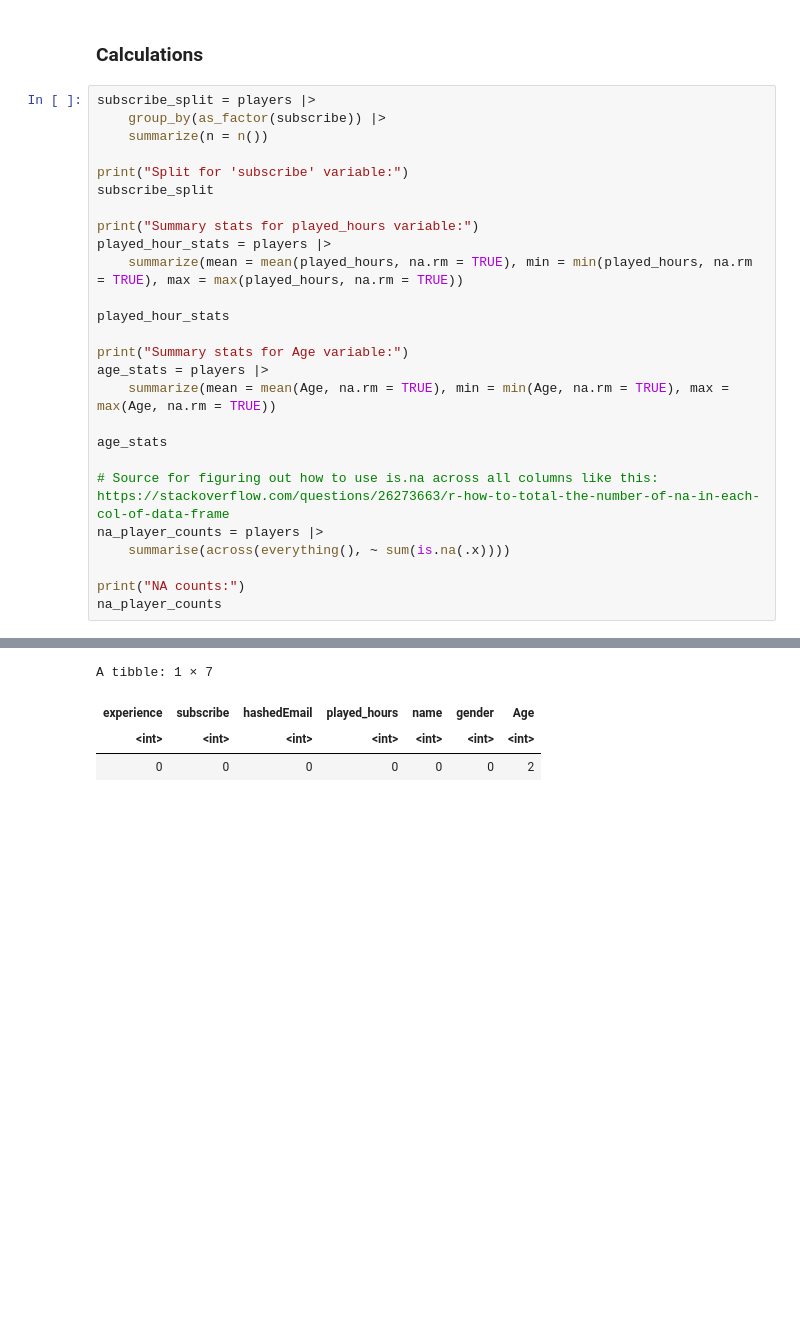
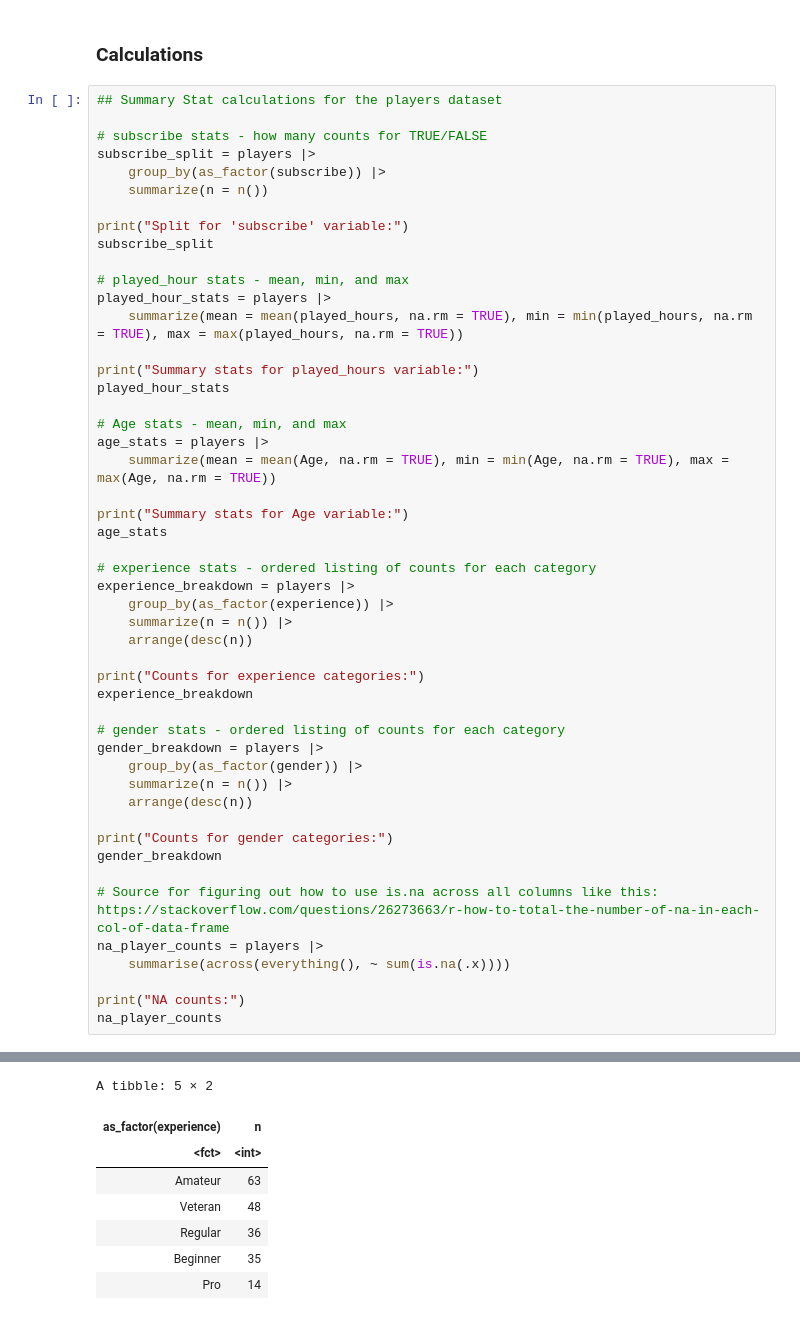
Before and after one commit to apepers/DSCI-100-Project, a Jupyter notebook: ReportNotebook.ipynb, the cells around one changed output, grey strips where cells are left out. Cells and saved outputs as stored; diff of their text form; blank space fills up the shorter version.

Commit message:
Final edit of report notebook
Finalized the report for the individual portion. Cut down on word count best I could, and added final bits of code carried over from the planning notebook.

```diff
--- a/ReportNotebook.ipynb
+++ b/ReportNotebook.ipynb
@@ -171,6 +182,9 @@ Breaking down the process for doing the regression:
 # %% [markdown]
 ### Calculations
 # %%
+## Summary Stat calculations for the players dataset
+
+# subscribe stats - how many counts for TRUE/FALSE
 subscribe_split = players |>
     group_by(as_factor(subscribe)) |>
     summarize(n = n())
@@ -178,17 +192,37 @@ subscribe_split = players |>
 print("Split for 'subscribe' variable:")
 subscribe_split
 
-print("Summary stats for played_hours variable:")
+# played_hour stats - mean, min, and max
 played_hour_stats = players |>
     summarize(mean = mean(played_hours, na.rm = TRUE), min = min(played_hours, na.rm = TRUE), max = max(played_hours, na.rm = TRUE))
 
+print("Summary stats for played_hours variable:")
 played_hour_stats
 
-print("Summary stats for Age variable:")
+# Age stats - mean, min, and max
 age_stats = players |>
     summarize(mean = mean(Age, na.rm = TRUE), min = min(Age, na.rm = TRUE), max = max(Age, na.rm = TRUE))
 
+print("Summary stats for Age variable:")
 age_stats
+
+# experience stats - ordered listing of counts for each category
+experience_breakdown = players |>
+    group_by(as_factor(experience)) |>
+    summarize(n = n()) |>
+    arrange(desc(n))
+
+print("Counts for experience categories:")
+experience_breakdown
+
+# gender stats - ordered listing of counts for each category
+gender_breakdown = players |>
+    group_by(as_factor(gender)) |>
+    summarize(n = n()) |>
+    arrange(desc(n))
+
+print("Counts for gender categories:")
+gender_breakdown
 
 # Source for figuring out how to use is.na across all columns like this: https://stackoverflow.com/questions/26273663/r-how-to-total-the-number-of-na-in-each-col-of-data-frame
 na_player_counts = players |>
@@ -217,4 +251,8 @@ A tibble: 1 × 3
-A tibble: 1 × 7
+A tibble: 5 × 2
-| experience | subscribe | hashedEmail | played_hours | name | gender | Age |
-| <int> | <int> | <int> | <int> | <int> | <int> | <int> |
-| 0 | 0 | 0 | 0 | 0 | 0 | 2 |
+| as_factor(experience) | n |
+| <fct> | <int> |
+| Amateur | 63 |
+| Veteran | 48 |
+| Regular | 36 |
+| Beginner | 35 |
+| Pro | 14 |
```
Also changed, not shown: parts of 9 cells of this notebook.
